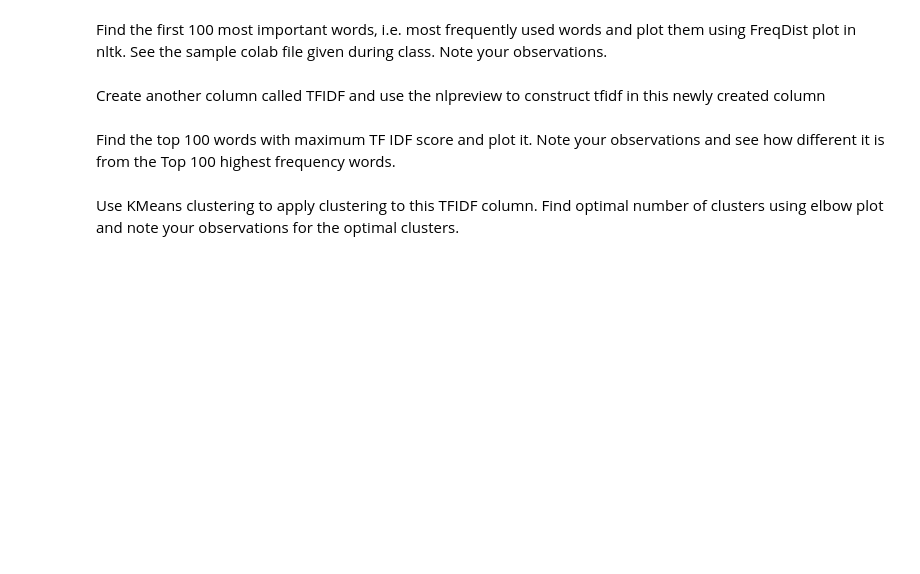
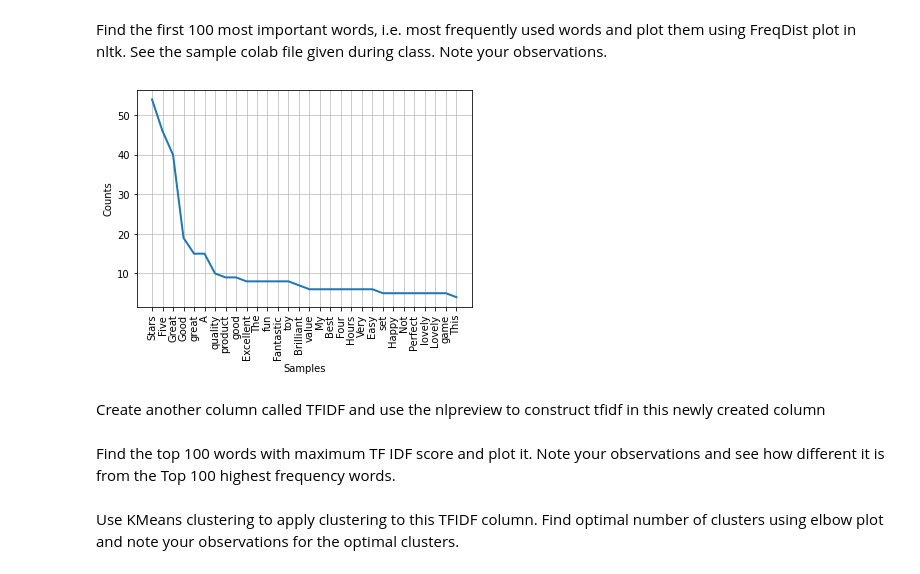
Before and after one commit to Rajitha-19/VITBML_EDA1, a Jupyter notebook: NLP_Assignment_1.ipynb, the cells around one changed output. Saved outputs shown, nothing was run; the diff lists cells and outputs as text; code cells hidden in the pictures; blank space fills up the shorter version.

```diff
--- a/NLP_Assignment_1.ipynb
+++ b/NLP_Assignment_1.ipynb
@@ -30,0 +99,3 @@ apply removal of punctuation and extract all words as a list of words.
+# %%
+words=[word_tokenize(sent) for sent in sents]
+print(words)
@@ -34,0 +112,6 @@ Remove stopwords in the nlpreview column
+# %%
+# your code here
+from nltk.corpus import stopwords
+nltk.download('stopwords')
+from string import punctuation
+customStopWords=set(stopwords.words('english')+list(punctuation))
@@ -34,0 +121,3 @@ Remove stopwords in the nlpreview column
+# %%
+stopwords=[word for word in word_tokenize(s2) if word not in customStopWords]
+print(stopwords)
@@ -43,3 +155,15 @@ Find the first 100 most important words, i.e. most frequently used words and plo
+# %%
+# your code here
+import matplotlib.pyplot as plt
+from nltk.probability import FreqDist
+
+def plot_freq_dist(words,num_words=30):
+  fdist=FreqDist(stopwords)
+  fdist.plot(num_words,cumulative=False)
+# %%
+plot_freq_dist(words[0],num_words=30)
+# %% [output]
+[figure, added]
 # %% [markdown]
 Create another column called TFIDF and use the nlpreview to construct tfidf in this newly created column
 # %%
```
Also changed, not shown: parts of 34 cells of this notebook.
